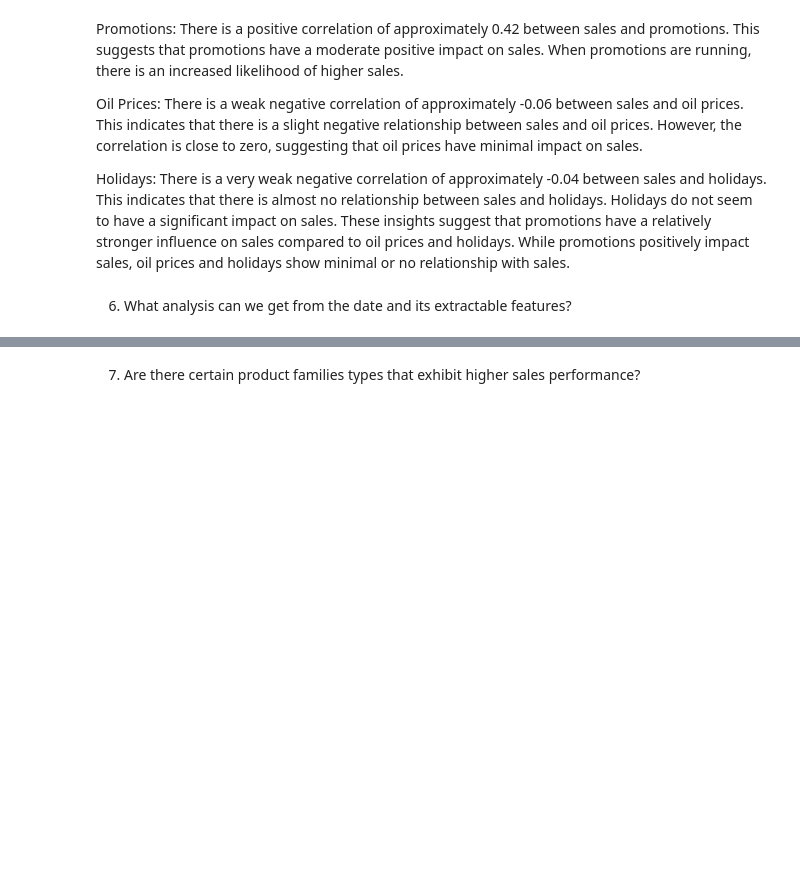
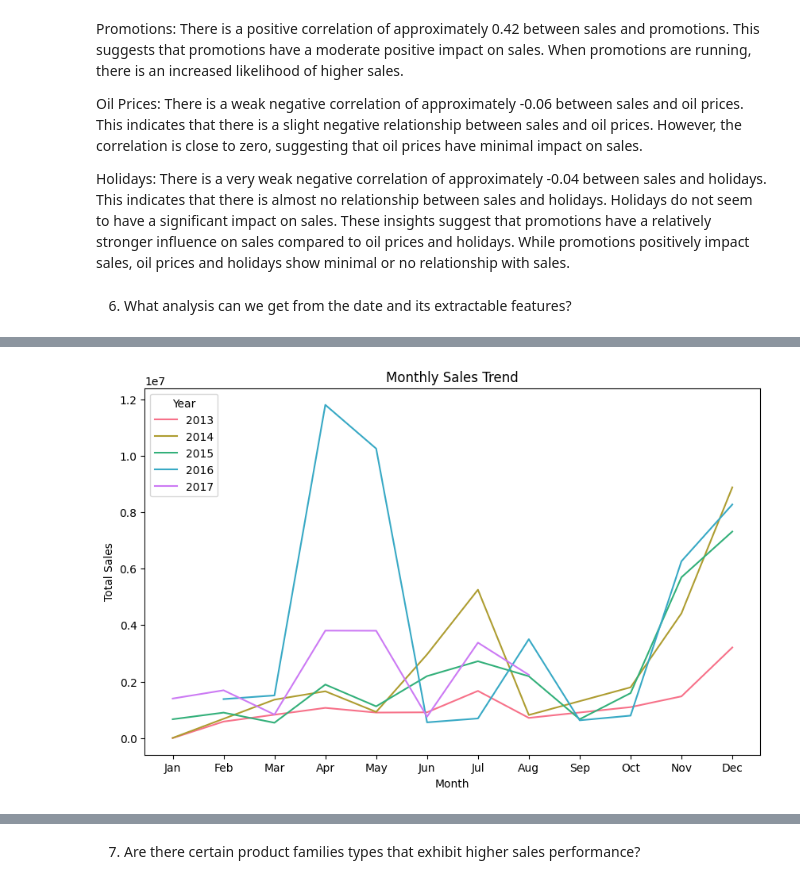
Before and after one commit to Shanis185/favorita-sales-forecasting, a Jupyter notebook: Time Series Forecasting.ipynb, the cells around one changed output, grey strips where cells are left out. Cells and saved outputs as stored; diff of their text form; code cells hidden in the pictures; blank space fills up the shorter version.

```diff
--- a/Time Series Forecasting.ipynb
+++ b/Time Series Forecasting.ipynb
@@ -792,8 +804,8 @@ Holidays: There is a very weak negative correlation of approximately -0.04 betwe
 6. What analysis can we get from the date and its extractable features?
 # %%
 # Extracting Date Components
-merged_df_copy['date'] = pd.to_datetime(merged_df_copy['date'])
-merged_df_copy['year'] = merged_df_copy['date'].dt.year
-merged_df_copy['month'] = merged_df_copy['date'].dt.month
-merged_df_copy['day'] = merged_df_copy['date'].dt.day
-merged_df_copy.head()
+merged_df['date'] = pd.to_datetime(merged_df['date'])
+merged_df['year'] = merged_df['date'].dt.year
+merged_df['month'] = merged_df['date'].dt.month
+merged_df['day'] = merged_df['date'].dt.day
+merged_df.head()
@@ -800,16 +819,18 @@ merged_df_copy.head()
 # %%
 # Set distinct colors for each year
-colors = sns.color_palette("husl", n_colors=len(merged_df_copy['year'].unique()))
+colors = sns.color_palette("husl", n_colors=len(merged_df['year'].unique()))
 
 # Visualize the Monthly Sales Trend
-monthly_sales = merged_df_copy.groupby(['year', 'month'])['sales'].sum().reset_index()
+monthly_sales = merged_df.groupby(['year', 'month'])['sales'].sum().reset_index()
 plt.figure(figsize=(10, 6))
 sns.lineplot(data=monthly_sales, x='month', y='sales', hue='year', palette=colors)
 plt.title('Monthly Sales Trend')
 plt.xlabel('Month')
 plt.ylabel('Total Sales')
 plt.xticks(range(1, 13), labels=['Jan', 'Feb', 'Mar', 'Apr', 'May', 'Jun', 'Jul', 'Aug', 'Sep', 'Oct', 'Nov', 'Dec'])
 plt.legend(title='Year')
 plt.show()
+# %% [output]
+[figure, added]
 # %%
 # Visualize the Day of the Week Sales Pattern
```
Also changed, not shown: parts of 24 cells of this notebook.
